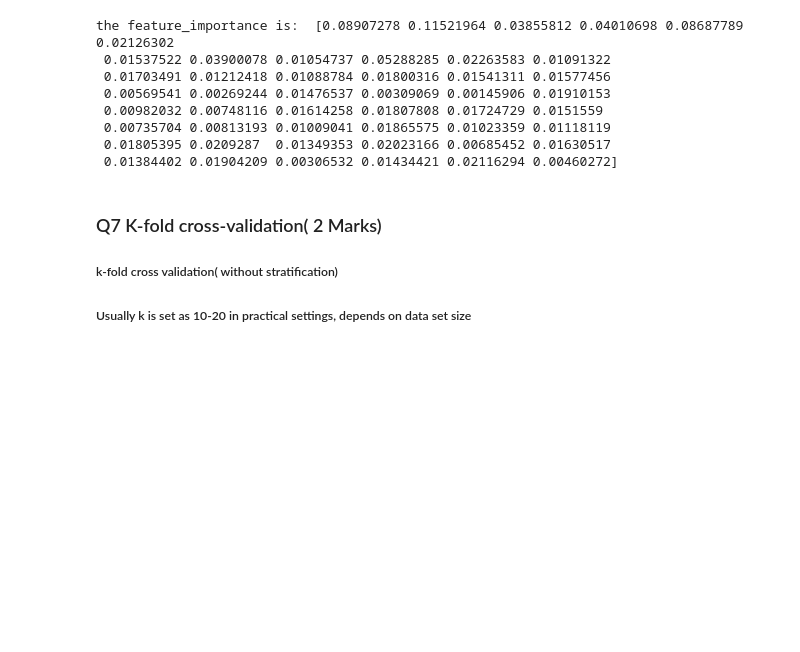
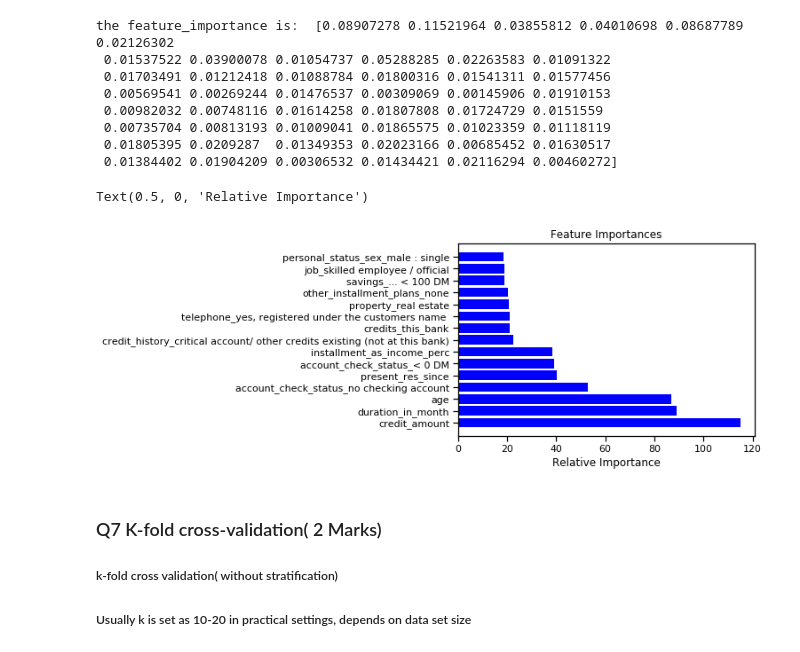
Before and after one commit to GreatLearningAIML1/pune-oct-19-batch-yogeshkanade08, a Jupyter notebook: R4_External_Lab_Validation_Accuracy.ipynb, the cells around one changed output. Drawn from its saved outputs; the diff is of its cells as text; code cells hidden in the pictures; blank space fills up the shorter version.

```diff
--- a/R4_External_Lab_Validation_Accuracy.ipynb
+++ b/R4_External_Lab_Validation_Accuracy.ipynb
@@ -217,6 +217,19 @@ the feature_importance is:  [0.08907278 0.11521964 0.03855812 0.04010698 0.08687
  0.00735704 0.00813193 0.01009041 0.01865575 0.01023359 0.01118119
  0.01805395 0.0209287  0.01349353 0.02023166 0.00685452 0.01630517
  0.01384402 0.01904209 0.00306532 0.01434421 0.02116294 0.00460272]
+# %%
+indices = np.argsort(feature_importance)[::-1][:15]
+a = gc1.columns[:]
+features= a.drop('default',1)
+#plot it
+plt.figure(1)
+plt.title('Feature Importances')
+plt.barh(range(len(indices)), feature_importance[indices], color='b', align='center')
+plt.yticks(range(len(indices)), features[indices])
+plt.xlabel('Relative Importance')
+# %% [output]
+Text(0.5, 0, 'Relative Importance')
+[figure, added]
 # %% [markdown]
 ### Q7 K-fold cross-validation( 2 Marks)
 ##### k-fold cross validation( without stratification)
```
Also changed, not shown: parts of 2 cells of this notebook.
